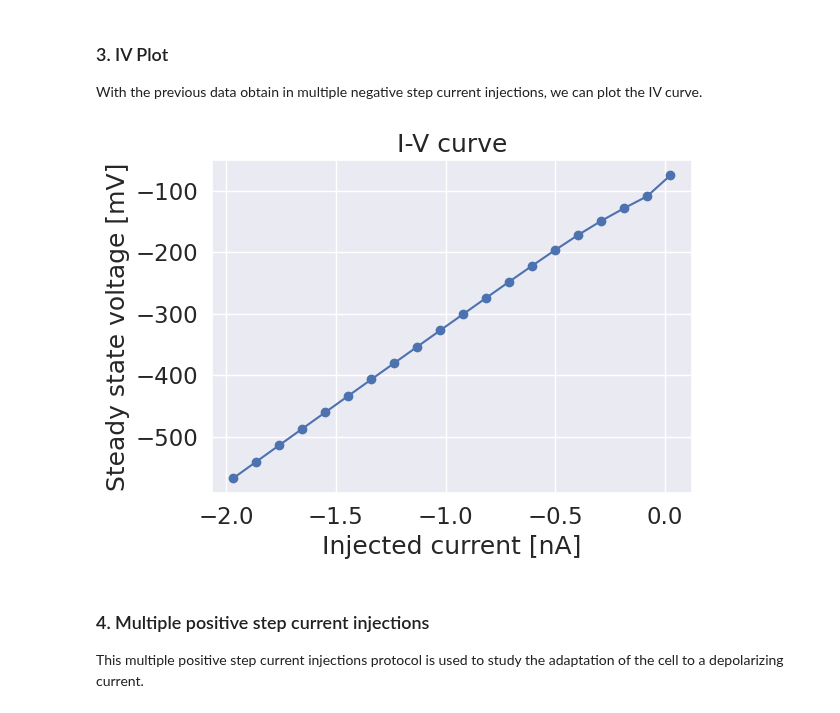
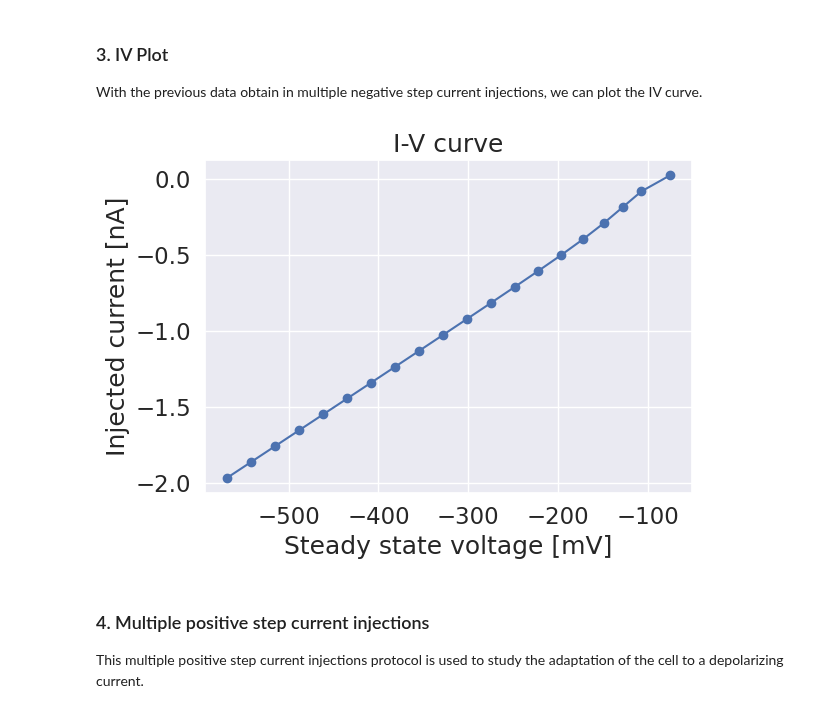
Before and after one commit to BlueBrain/BlueCelluLab, a Jupyter notebook: examples/7-Extra-Simulation/Multiple-protocols.ipynb, the cells around one changed output. Cells and saved outputs as stored; diff of their text form; code cells hidden in the pictures.

```diff
--- a/examples/7-Extra-Simulation/Multiple-protocols.ipynb
+++ b/examples/7-Extra-Simulation/Multiple-protocols.ipynb
@@ -142,7 +155,7 @@ The rheobase is the minimum current amplitude that triggers an action potential.
 # %%
 duration = 500 # duration for 1 stimulation in [ms]
 stim_start = 100 # delay before stimulation in [ms]
-stim_end = 100 # delay after stimulation in [ms]
+stim_delay = 100 # delay after stimulation in [ms]
 rheobase = search_threshold_current(
         template_name = hoc_file,
         morphology_path = morph_file,
@@ -169,8 +182,8 @@ spikes = []
 fig, axs = plt.subplots(2, 1, figsize=(8, 6), sharex = True)  # 2 rows, 1 column, wider figure
 fig.suptitle(f"Step current stimulation with spike detection")
 for amp in list_amp:
-    step, time_soma, voltage_soma = step_current_stim(duration, stim_start, stim_end, amp, hoc_file, morph_file, emodel_properties, segment = 'soma', spike=False)
-    step, time, voltage, spike = step_current_stim(duration, stim_start, stim_end, amp, hoc_file, morph_file, emodel_properties, spike=True)
+    step, time_soma, voltage_soma = step_current_stim(duration, stim_start, stim_delay, amp, hoc_file, morph_file, emodel_properties, segment = 'soma', spike=False)
+    step, time, voltage, spike = step_current_stim(duration, stim_start, stim_delay, amp, hoc_file, morph_file, emodel_properties, spike=True)
     plot_stim(axs, time_soma, voltage_soma, amp, duration, step)
     # add spikes to the plot as dashed lines
     for spik in spike:
@@ -199,7 +208,7 @@ This multiple negative step current injections protocol is used to study the ada
 # %%
 duration = 500 # duration for 1 stimulation in [ms]
 stim_start = 100 # delay before stimulation in [ms]
-stim_end = 100 # delay after stimulation in [ms]
+stim_delay = 100 # delay after stimulation in [ms]
 list_amp = np.linspace(rheobase-2, rheobase-.01, 20) # [nA]
 
 steps = []
@@ -209,7 +218,7 @@ voltages = []
 fig, axs = plt.subplots(2, 1, figsize=(8, 6), sharex = True)  # 2 rows, 1 column, wider figure
 fig.suptitle(f'Multiple subthreshold step current stimulation')
 for amp in list_amp:
-    step, time, voltage = step_current_stim(duration, stim_start, stim_end, amp, hoc_file, morph_file, emodel_properties)
+    step, time, voltage = step_current_stim(duration, stim_start, stim_delay, amp, hoc_file, morph_file, emodel_properties)
     plot_stim(axs, time, voltage, amp, duration, step)
     # spikes.append(spike)
     steps.append(step)
@@ -244,29 +253,50 @@ Done.
 With the previous data obtain in multiple negative step current injections, we can plot the IV curve.
 # %%
 def steady_state_voltage_stimend(stim_start, duration, voltage, t):
+    """ steady_state_voltage_stimend
+        Calculate the steady state voltage at the end of the stimulation
+        Input:
+            stim_start: int in ms
+            duration: int in ms
+            voltage: voltage response in mV
+            t: int in ms
+        Output:
+            steady_state: float in mV
+    """
     stim_end = stim_start + duration
     begin_time = stim_end - 0.1 * duration
     end_time = stim_end
     steady_state = np.mean(voltage[np.where((t < end_time) & (t >= begin_time))])
     return steady_state
 
-def plot_IV(stim_start, stim_end, voltages, times, list_amp):
+def plot_IV(stim_start, duration, voltages, times, list_amp):
+    """ plot_IV
+        Plot the I-V curve
+        Input:
+            stim_start: int in ms
+            duration: int in ms
+            voltages: list of voltage responses in mV
+            times: list of time in ms
+            list_amp: list of injected current in nA
+        Output:
+            steady_states: list of steady state voltage in mV
+    """
     steady_states = []
     for voltage, t in zip(voltages, times):
-        steady_state = steady_state_voltage_stimend(stim_start, stim_end, voltage, t)
+        steady_state = steady_state_voltage_stimend(stim_start, duration, voltage, t)
         steady_states.append(steady_state)
     sns.set(font_scale=1.5)
-    plt.plot(list_amp, steady_states, marker='o')
+    plt.plot(steady_states, list_amp, marker='o')
     plt.title("I-V curve")
-    plt.xlabel("Injected current [nA]")
-    plt.ylabel("Steady state voltage [mV]")
+    plt.ylabel("Injected current [nA]")
+    plt.xlabel("Steady state voltage [mV]")
     plt.tight_layout()
     plt.show()
     return steady_states
 # %%
-steady_states = plot_IV(stim_start, stim_end, voltages, times, list_amp)
+steady_states = plot_IV(stim_start, duration, voltages, times, list_amp)
 # %% [output]
-[figure, old version]
+[figure, new version]
 # %% [markdown]
 ### 4. Multiple positive step current injections
 This multiple positive step current injections protocol is used to study the adaptation of the cell to a depolarizing current.
```
Also changed, not shown: parts of 16 cells of this notebook, 1 other file.
